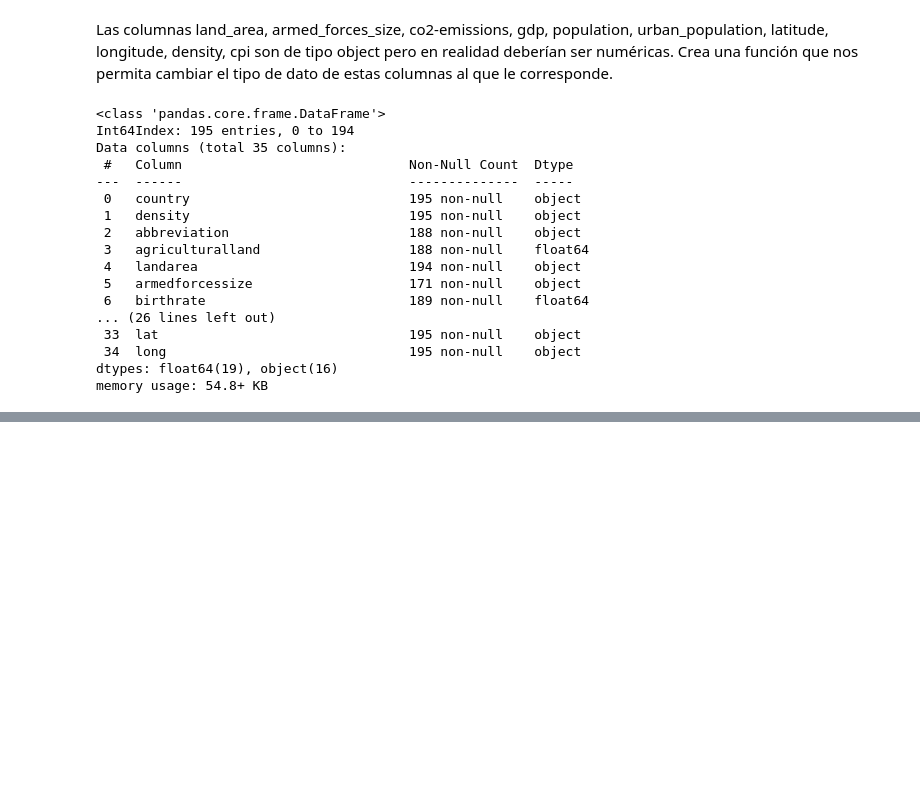
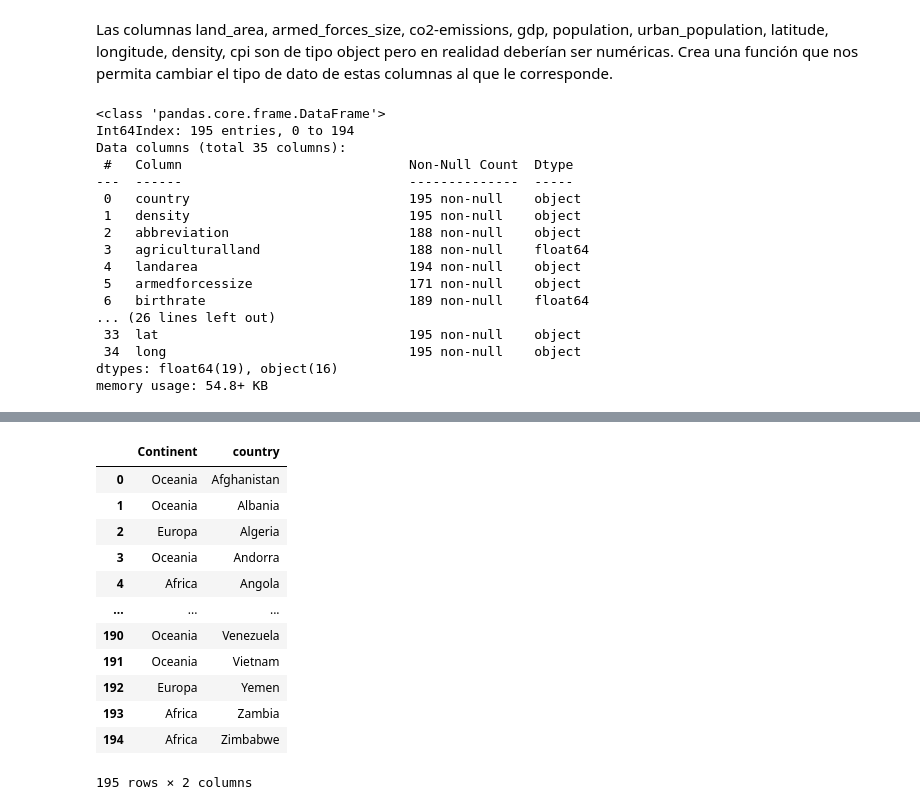
Before and after one commit to Adalab/promof-modulo3-sprint1-pairprogramming-Mael_Yohanna, a Jupyter notebook: apply_pair.ipynb, the cells around one changed output, grey strips where cells are left out. Cells and saved outputs as stored; diff of their text form; code cells hidden in the pictures; blank space fills up the shorter version.

```diff
--- a/apply_pair.ipynb
+++ b/apply_pair.ipynb
@@ -75,0 +65,32 @@ memory usage: 54.8+ KB
+# %%
+df_1.rename(columns={'long':'lat','lat':'long'},inplace=True)
+# %%
+def continent (lat,long):
+    if -55 <= lat <= 90 and -170 <= long <=- 26.4:
+        return 'America'
+    elif -20 <= lat <= 60 and -10 <= long <= 40:
+        return 'Europa'
+    elif -10 <= lat <= 90 and 50 <= long <= 180:
+        return 'Asia'
+    elif -20 <= lat <= 35 and -30 <= long <= 30:
+        return 'Africa'
+    else:
+        return 'Oceania'
+# %%
+df_1['Continent']=df_1.apply(lambda dataframe: continent (dataframe['lat'],dataframe['long']), axis=1)
+# %%
+df_1[['Continent','country']]
+# %% [output]
+|  | Continent | country |
+| 0 | Oceania | Afghanistan |
+| 1 | Oceania | Albania |
+| 2 | Europa | Algeria |
+| 3 | Oceania | Andorra |
+| 4 | Africa | Angola |
+| ... | ... | ... |
+| 190 | Oceania | Venezuela |
+| 191 | Oceania | Vietnam |
+| 192 | Europa | Yemen |
+| 193 | Africa | Zambia |
+| 194 | Africa | Zimbabwe |
+195 rows × 2 columns
```
Also changed, not shown: parts of 6 cells of this notebook, 1 other file.
